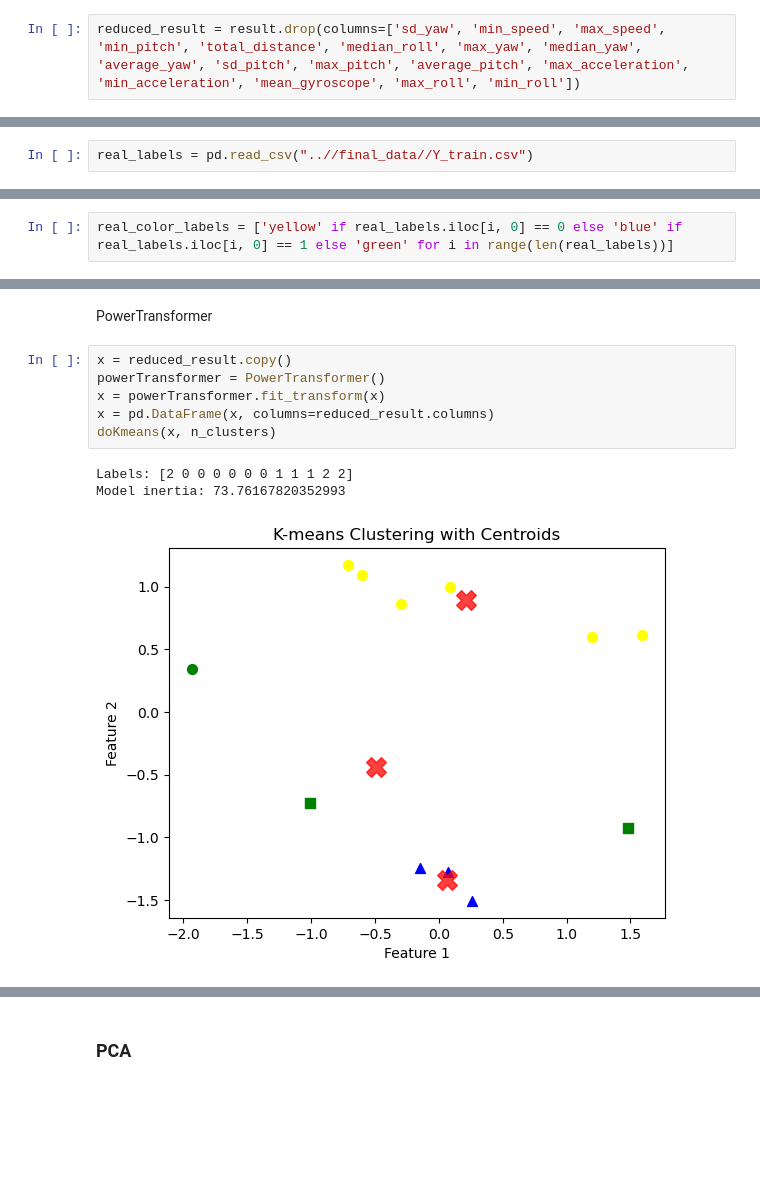
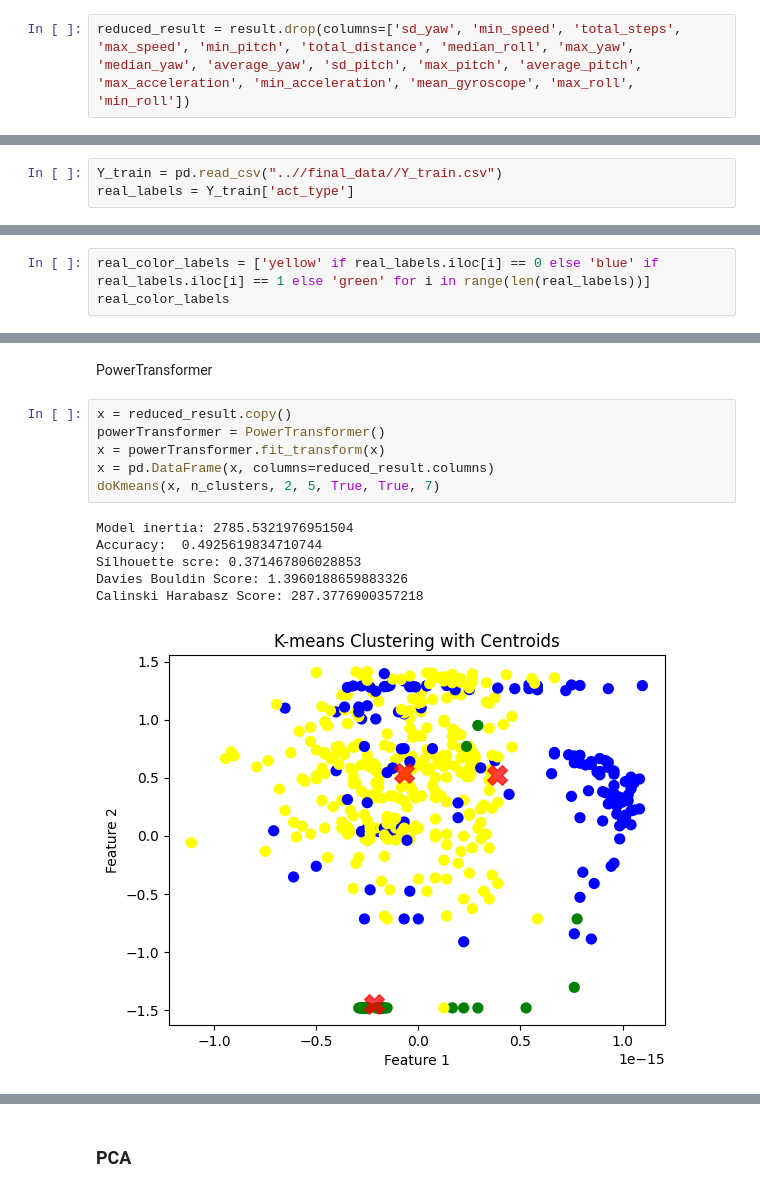
Before and after one commit to FilipLangiewicz/ActivityDetection, a Jupyter notebook: code/AD_2_final.ipynb, the cells around one changed output, grey strips where cells are left out. Drawn from its saved outputs; the diff is of its cells as text; blank space fills up the shorter version.

Commit message:
big data

```diff
--- a/code/AD_2_final.ipynb
+++ b/code/AD_2_final.ipynb
@@ -189,7 +189,7 @@ plt.show()
 # %% [markdown]
 ### Dropping correlated columns
 # %%
-reduced_result = result.drop(columns=['sd_yaw', 'min_speed', 'max_speed', 'min_pitch', 'total_distance', 'median_roll', 'max_yaw', 'median_yaw', 'average_yaw', 'sd_pitch', 'max_pitch', 'average_pitch', 'max_acceleration', 'min_acceleration', 'mean_gyroscope', 'max_roll', 'min_roll'])
+reduced_result = result.drop(columns=['sd_yaw', 'min_speed', 'total_steps', 'max_speed', 'min_pitch', 'total_distance', 'median_roll', 'max_yaw', 'median_yaw', 'average_yaw', 'sd_pitch', 'max_pitch', 'average_pitch', 'max_acceleration', 'min_acceleration', 'mean_gyroscope', 'max_roll', 'min_roll'])
 # %%
 plt.figure(figsize=(12, 10))
 sns.heatmap(reduced_result.loc[:, reduced_result.columns != 'id'].corr(),
@@ -208,7 +208,8 @@ plt.show()
 # %% [markdown]
 Real labels from dataset.
 # %%
-real_labels = pd.read_csv("..//final_data//Y_train.csv")
+Y_train = pd.read_csv("..//final_data//Y_train.csv")
+real_labels = Y_train['act_type']
 # %% [markdown]
 We can now drop id from our data frame.
 # %%
@@ -315,4 +316,5 @@ We set n_clusters = 3
 # %%
 n_clusters = 3
 # %%
-real_color_labels = ['yellow' if real_labels.iloc[i, 0] == 0 else 'blue' if real_labels.iloc[i, 0] == 1 else 'green' for i in range(len(real_labels))]
+real_color_labels = ['yellow' if real_labels.iloc[i] == 0 else 'blue' if real_labels.iloc[i] == 1 else 'green' for i in range(len(real_labels))]
+real_color_labels
@@ -405,10 +493,13 @@ PowerTransformer
 # %%
 x = reduced_result.copy()
 powerTransformer = PowerTransformer()
 x = powerTransformer.fit_transform(x)
 x = pd.DataFrame(x, columns=reduced_result.columns)
-doKmeans(x, n_clusters)
+doKmeans(x, n_clusters, 2, 5, True, True, 7)
 # %% [output]
-Labels: [2 0 0 0 0 0 0 1 1 1 2 2]
-Model inertia: 73.76167820352993
+Model inertia: 2785.5321976951504
+Accuracy:  0.4925619834710744
+Silhouette scre: 0.371467806028853
+Davies Bouldin Score: 1.3960188659883326
+Calinski Harabasz Score: 287.3776900357218
-[figure, old version]
+[figure, new version]
```
Also changed, not shown: parts of 19 cells of this notebook, 1 other file.
